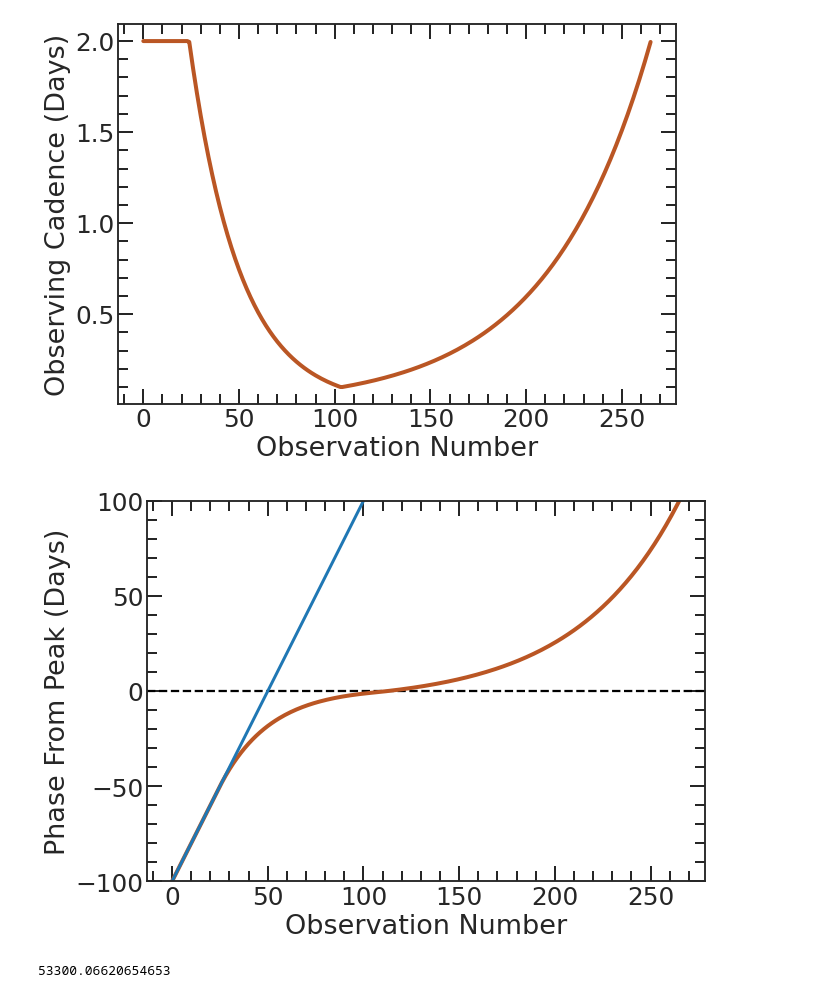
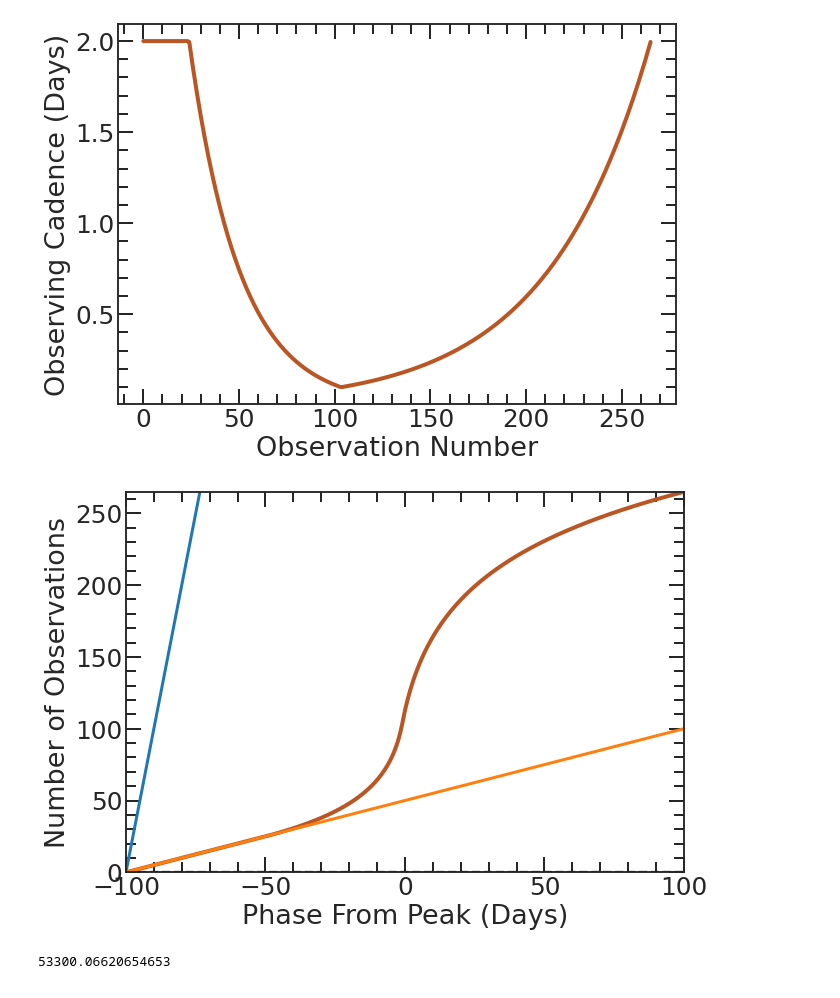
Before and after one commit to LSSTDESC/transient-host-sims, a Jupyter notebook: notebooks/make_new_simlib.ipynb, the cells around one changed output. Saved outputs shown, nothing was run; the diff lists cells and outputs as text; code cells hidden in the pictures.

Commit message:
Flipping axes of one plot

```diff
--- a/notebooks/make_new_simlib.ipynb
+++ b/notebooks/make_new_simlib.ipynb
@@ -124,18 +124,20 @@ plt.savefig("../plots/VariableSampling_CadencePlot.png",dpi=200,bbox_inches='tig
 # %%
 mjdsteps = np.zeros(len(full_spacing))
 mjdsteps[0] = 53100
 for i in np.arange(1,len(full_spacing)):
     mjdsteps[i] = mjdsteps[i-1] + full_spacing[i-1]
 
 t_exp = 53200
 
 plt.figure(figsize=(10,7))
-plt.xlabel("Observation Number")
+plt.ylabel("Number of Observations")
 plt.axhline(0, color='k', ls='--')
-plt.ylabel("Phase From Peak (Days)")
-plt.plot(mjdsteps-t_exp, lw=4, c='#BA5624')
-plt.ylim((-100, 100))
-plt.plot(simlib_u['MJD'].values-t_exp, lw=3)
+plt.xlabel("Phase From Peak (Days)")
+plt.plot( mjdsteps-t_exp,np.arange(len(mjdsteps)), lw=4, c='#BA5624')
+plt.xlim((-100, 100))
+plt.plot(simlib_u_high['MJD'].values-t_exp, np.arange(len(simlib_u_high)), lw=3)
+plt.plot(simlib_u_low['MJD'].values-t_exp, np.arange(len(simlib_u_low)), lw=3)
+plt.ylim((0, 265))
 plt.savefig("../plots/VariableSampling_PhasePlot.png",dpi=200,bbox_inches='tight')
 # %% [output]
-[figure, old version]
+[figure, new version]
```
Also changed, not shown: parts of 3 cells of this notebook.
